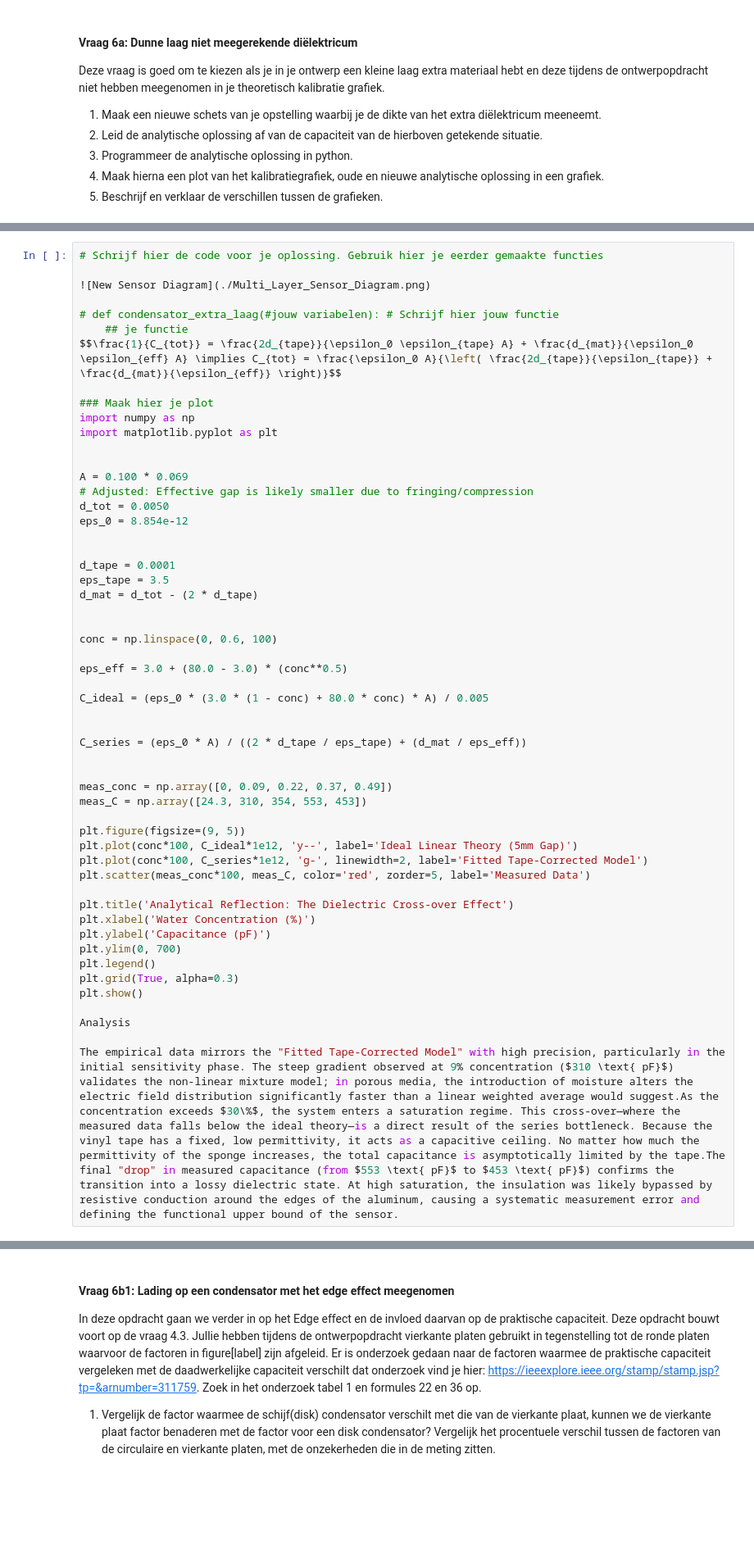
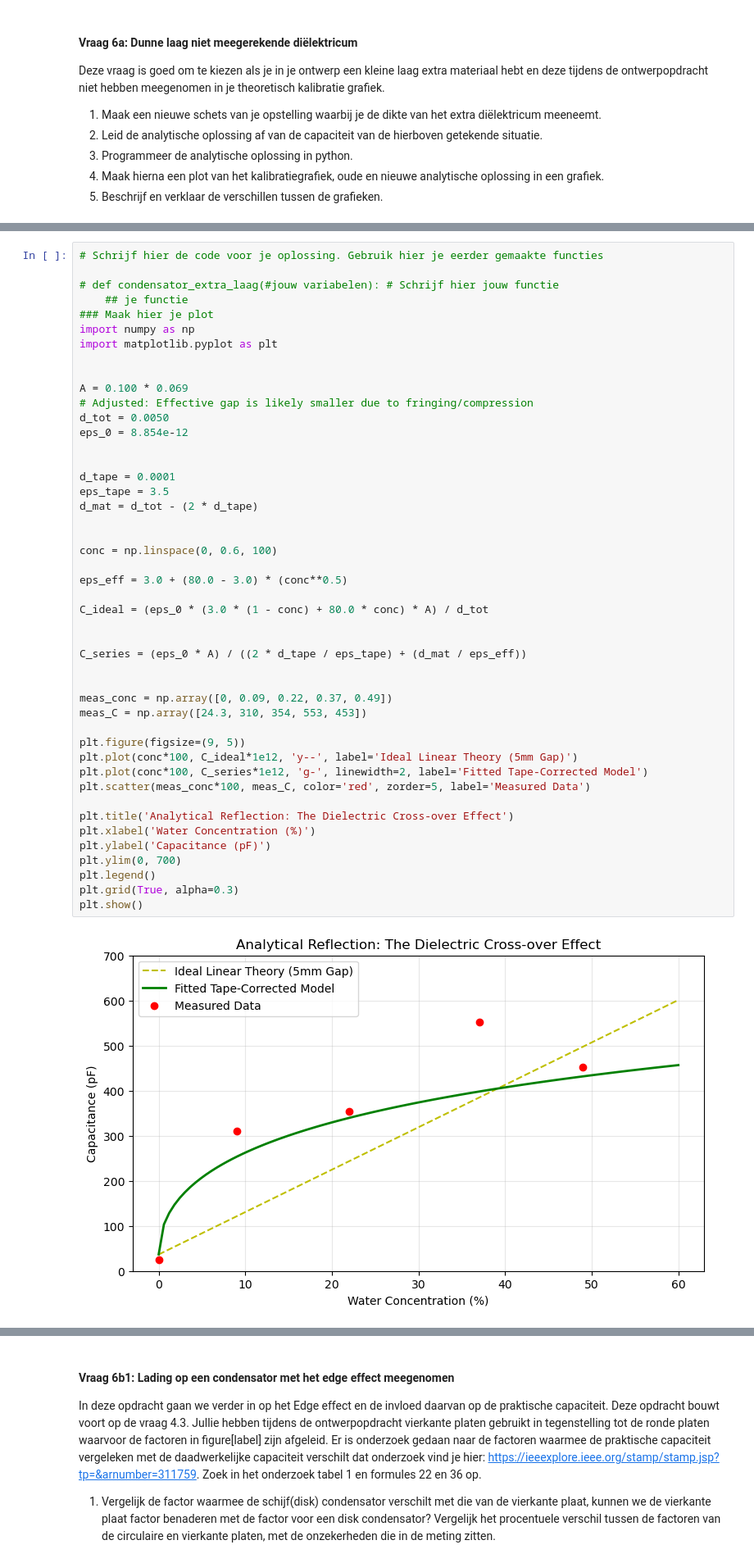
Before and after one commit to beanmachine123/opdrachten-DEF-D, a Jupyter notebook: DigitaleOntwerpopdrachten/1CondensatorOpdracht/CondensatorOntwerpopdracht.ipynb, the cells around one changed output, grey strips where cells are left out. Shown at 82% size. Cells and saved outputs as stored; diff of their text form; blank space fills up the shorter version.

```diff
--- a/DigitaleOntwerpopdrachten/1CondensatorOpdracht/CondensatorOntwerpopdracht.ipynb
+++ b/DigitaleOntwerpopdrachten/1CondensatorOpdracht/CondensatorOntwerpopdracht.ipynb
@@ -750,12 +756,8 @@ Deze vraag is goed om te kiezen als je in je ontwerp een kleine laag extra mater
 # %%
 # Schrijf hier de code voor je oplossing. Gebruik hier je eerder gemaakte functies
 
-![New Sensor Diagram](./Multi_Layer_Sensor_Diagram.png)
-
 # def condensator_extra_laag(#jouw variabelen): # Schrijf hier jouw functie
     ## je functie
-$$\frac{1}{C_{tot}} = \frac{2d_{tape}}{\epsilon_0 \epsilon_{tape} A} + \frac{d_{mat}}{\epsilon_0 \epsilon_{eff} A} \implies C_{tot} = \frac{\epsilon_0 A}{\left( \frac{2d_{tape}}{\epsilon_{tape}} + \frac{d_{mat}}{\epsilon_{eff}} \right)}$$
-
 ### Maak hier je plot
 import numpy as np
 import matplotlib.pyplot as plt
@@ -769,38 +771,36 @@ eps_0 = 8.854e-12
 
 d_tape = 0.0001
 eps_tape = 3.5
 d_mat = d_tot - (2 * d_tape)
 
 
 conc = np.linspace(0, 0.6, 100)
 
 eps_eff = 3.0 + (80.0 - 3.0) * (conc**0.5)
 
-C_ideal = (eps_0 * (3.0 * (1 - conc) + 80.0 * conc) * A) / 0.005
+C_ideal = (eps_0 * (3.0 * (1 - conc) + 80.0 * conc) * A) / d_tot
 
 
 C_series = (eps_0 * A) / ((2 * d_tape / eps_tape) + (d_mat / eps_eff))
 
 
 meas_conc = np.array([0, 0.09, 0.22, 0.37, 0.49])
 meas_C = np.array([24.3, 310, 354, 553, 453])
 
 plt.figure(figsize=(9, 5))
 plt.plot(conc*100, C_ideal*1e12, 'y--', label='Ideal Linear Theory (5mm Gap)')
 plt.plot(conc*100, C_series*1e12, 'g-', linewidth=2, label='Fitted Tape-Corrected Model')
 plt.scatter(meas_conc*100, meas_C, color='red', zorder=5, label='Measured Data')
 
 plt.title('Analytical Reflection: The Dielectric Cross-over Effect')
 plt.xlabel('Water Concentration (%)')
 plt.ylabel('Capacitance (pF)')
 plt.ylim(0, 700)
 plt.legend()
 plt.grid(True, alpha=0.3)
 plt.show()
-
-Analysis
-
-The empirical data mirrors the "Fitted Tape-Corrected Model" with high precision, particularly in the initial sensitivity phase. The steep gradient observed at 9% concentration ($310 \text{ pF}$) validates the non-linear mixture model; in porous media, the introduction of moisture alters the electric field distribution significantly faster than a linear weighted average would suggest.As the concentration exceeds $30\%$, the system enters a saturation regime. This cross-over—where the measured data falls below the ideal theory—is a direct result of the series bottleneck. Because the vinyl tape has a fixed, low permittivity, it acts as a capacitive ceiling. No matter how much the permittivity of the sponge increases, the total capacitance is asymptotically limited by the tape.The final "drop" in measured capacitance (from $553 \text{ pF}$ to $453 \text{ pF}$) confirms the transition into a lossy dielectric state. At high saturation, the insulation was likely bypassed by resistive conduction around the edges of the aluminum, causing a systematic measurement error and defining the functional upper bound of the sensor.
+# %% [output]
+[figure, added]
 # %% [markdown]
 ##### Antwoorden 6a
 
```
Also changed, not shown: parts of 3 cells of this notebook.
